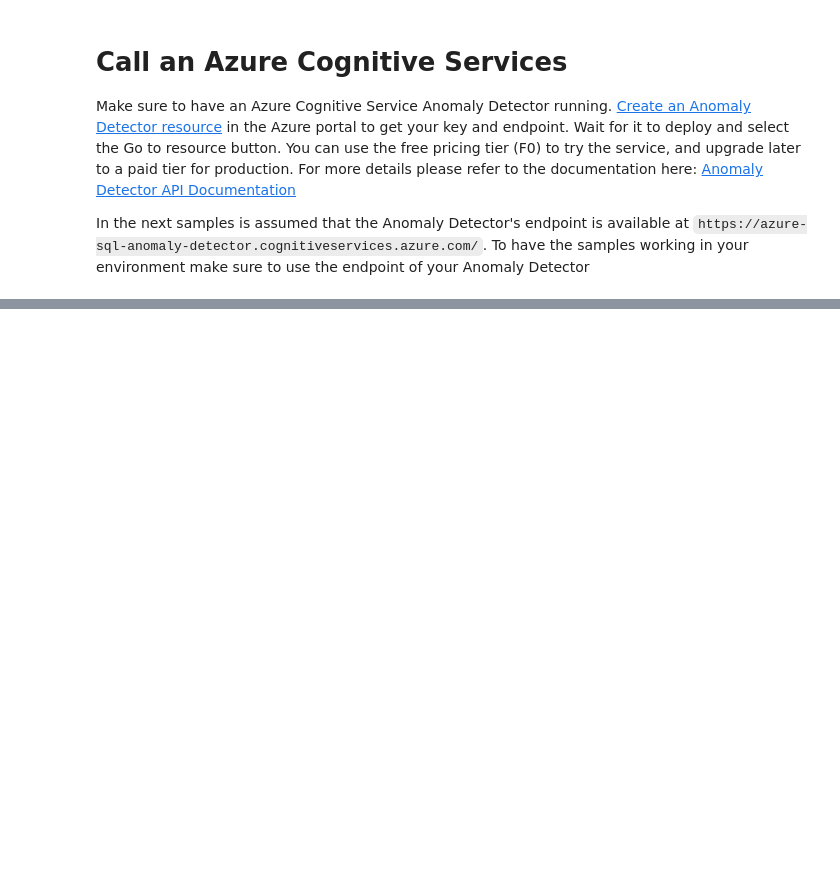
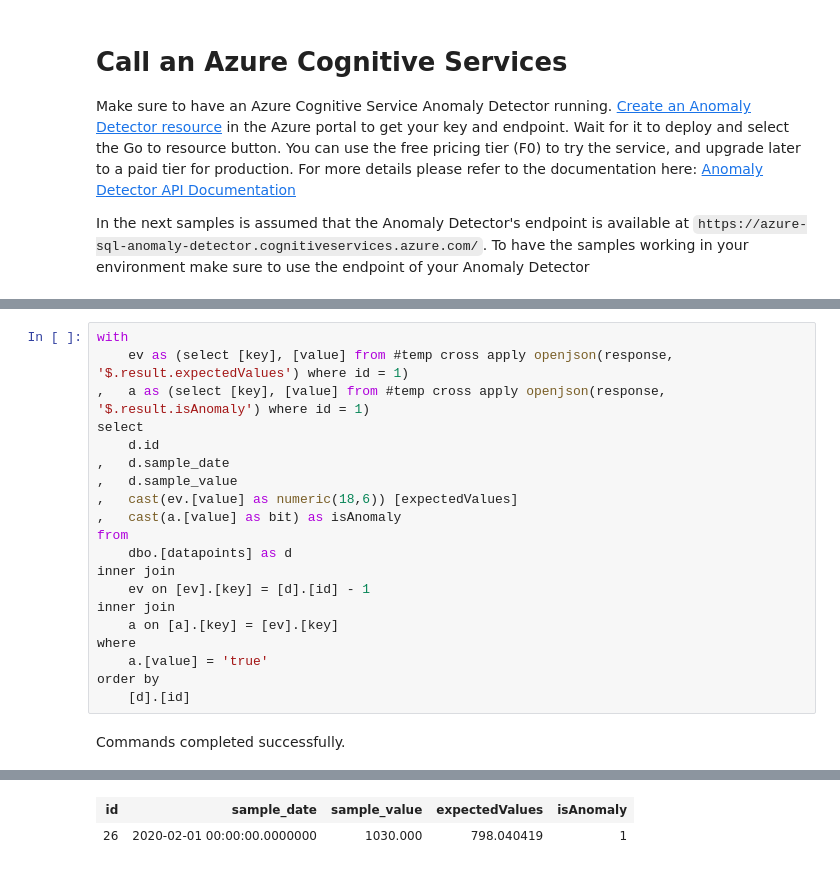
Before and after one commit to Azure-Samples/azure-sql-db-invoke-external-rest-endpoints, a Jupyter notebook: azure-cognitive-services.ipynb, the cells around one changed output, grey strips where cells are left out. Drawn from its saved outputs; the diff is of its cells as text; blank space fills up the shorter version.

Commit message:
completed cognitive service sample

```diff
--- a/azure-cognitive-services.ipynb
+++ b/azure-cognitive-services.ipynb
@@ -16,0 +342,22 @@ In the next samples is assumed that the Anomaly Detector's endpoint is availabl
+# %%
+with
+	ev as (select [key], [value] from #temp cross apply openjson(response, '$.result.expectedValues') where id = 1)
+, 	a as (select [key], [value] from #temp cross apply openjson(response, '$.result.isAnomaly') where id = 1)
+select
+	d.id
+,	d.sample_date
+,	d.sample_value
+,	cast(ev.[value] as numeric(18,6)) [expectedValues]
+,	cast(a.[value] as bit) as isAnomaly
+from
+	dbo.[datapoints] as d
+inner join
+	ev on [ev].[key] = [d].[id] - 1
+inner join
+	a on [a].[key] = [ev].[key]
+where
+    a.[value] = 'true'
+order by
+	[d].[id]
+# %% [output]
+Commands completed successfully.
@@ -16,0 +365,2 @@ In the next samples is assumed that the Anomaly Detector's endpoint is availabl
+| id | sample_date | sample_value | expectedValues | isAnomaly |
+| 26 | 2020-02-01 00:00:00.0000000 | 1030.000 | 798.040419 | 1 |
```
Also changed, not shown: parts of 17 cells of this notebook.
